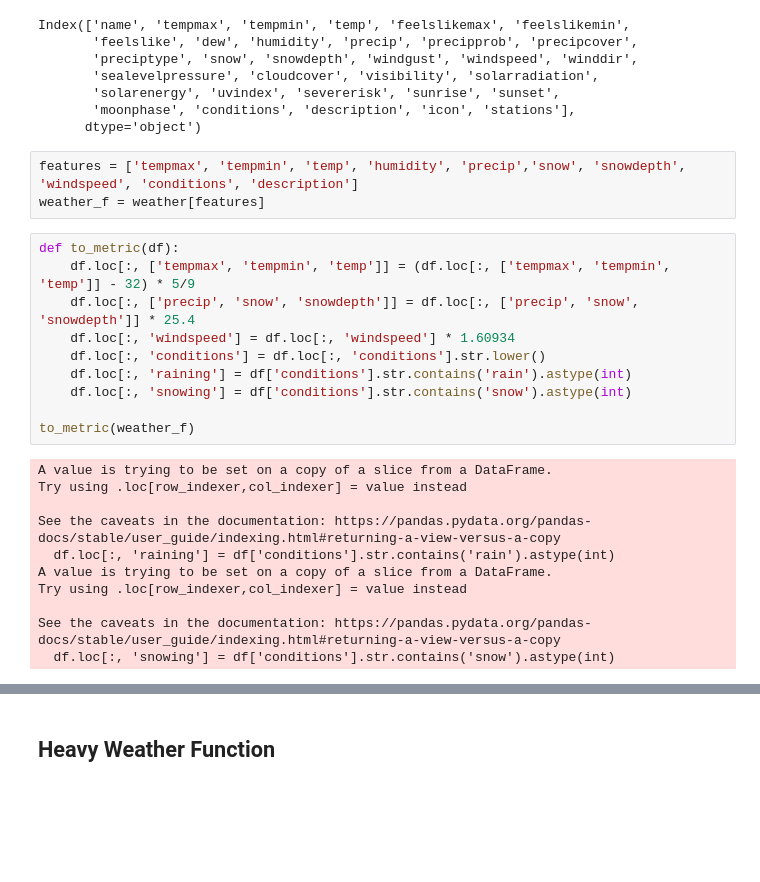
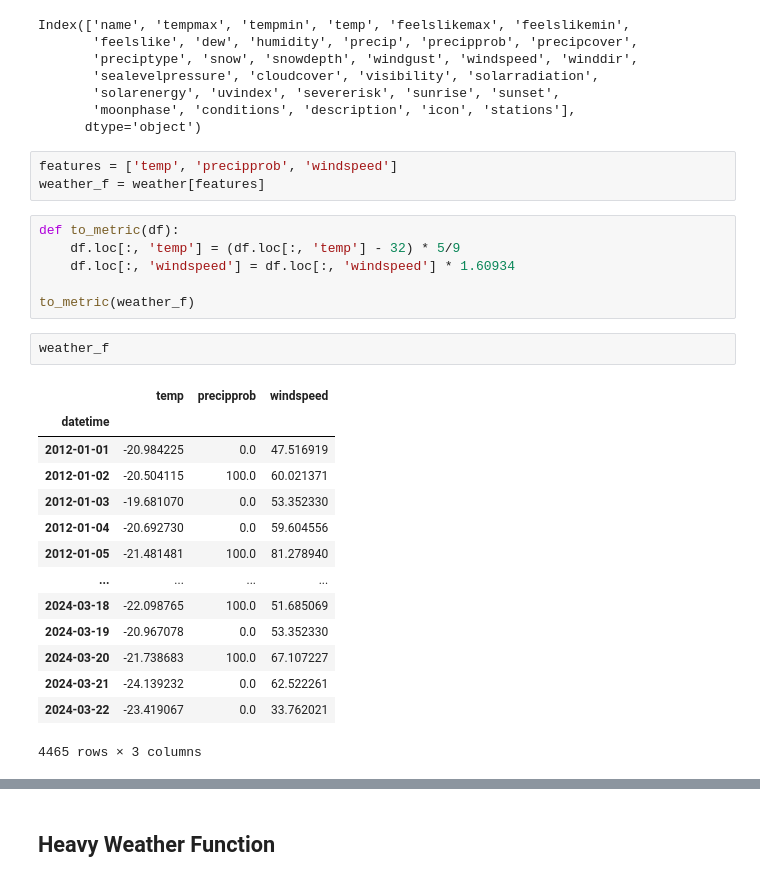
Before and after one commit to radicu/method, a Jupyter notebook: weather.ipynb, the cells around one changed output, grey strips where cells are left out. Drawn from its saved outputs; the diff is of its cells as text; blank space fills up the shorter version.

```diff
--- a/weather.ipynb
+++ b/weather.ipynb
@@ -35,29 +35,31 @@ Index(['name', 'tempmax', 'tempmin', 'temp', 'feelslikemax', 'feelslikemin',
        'moonphase', 'conditions', 'description', 'icon', 'stations'],
       dtype='object')
 # %%
-features = ['tempmax', 'tempmin', 'temp', 'humidity', 'precip','snow', 'snowdepth', 'windspeed', 'conditions', 'description']
+features = ['temp', 'precipprob', 'windspeed']
 weather_f = weather[features]
 # %%
 def to_metric(df):
-    df.loc[:, ['tempmax', 'tempmin', 'temp']] = (df.loc[:, ['tempmax', 'tempmin', 'temp']] - 32) * 5/9
-    df.loc[:, ['precip', 'snow', 'snowdepth']] = df.loc[:, ['precip', 'snow', 'snowdepth']] * 25.4
+    df.loc[:, 'temp'] = (df.loc[:, 'temp'] - 32) * 5/9
     df.loc[:, 'windspeed'] = df.loc[:, 'windspeed'] * 1.60934
-    df.loc[:, 'conditions'] = df.loc[:, 'conditions'].str.lower()
-    df.loc[:, 'raining'] = df['conditions'].str.contains('rain').astype(int)
-    df.loc[:, 'snowing'] = df['conditions'].str.contains('snow').astype(int)
 
 to_metric(weather_f)
-# %% [output]
-A value is trying to be set on a copy of a slice from a DataFrame.
-Try using .loc[row_indexer,col_indexer] = value instead
-
-See the caveats in the documentation: https://pandas.pydata.org/pandas-docs/stable/user_guide/indexing.html#returning-a-view-versus-a-copy
-  df.loc[:, 'raining'] = df['conditions'].str.contains('rain').astype(int)
-A value is trying to be set on a copy of a slice from a DataFrame.
-Try using .loc[row_indexer,col_indexer] = value instead
-
-See the caveats in the documentation: https://pandas.pydata.org/pandas-docs/stable/user_guide/indexing.html#returning-a-view-versus-a-copy
-  df.loc[:, 'snowing'] = df['conditions'].str.contains('snow').astype(int)
+# %%
+weather_f
+# %% [output]
+|  | temp | precipprob | windspeed |
+| datetime |  |  |  |
+| 2012-01-01 | -20.984225 | 0.0 | 47.516919 |
+| 2012-01-02 | -20.504115 | 100.0 | 60.021371 |
+| 2012-01-03 | -19.681070 | 0.0 | 53.352330 |
+| 2012-01-04 | -20.692730 | 0.0 | 59.604556 |
+| 2012-01-05 | -21.481481 | 100.0 | 81.278940 |
+| ... | ... | ... | ... |
+| 2024-03-18 | -22.098765 | 100.0 | 51.685069 |
+| 2024-03-19 | -20.967078 | 0.0 | 53.352330 |
+| 2024-03-20 | -21.738683 | 100.0 | 67.107227 |
+| 2024-03-21 | -24.139232 | 0.0 | 62.522261 |
+| 2024-03-22 | -23.419067 | 0.0 | 33.762021 |
+4465 rows × 3 columns
 # %%
 weather_all = weather_all[features]
 to_metric(weather_all)
```
Also changed, not shown: parts of 6 cells of this notebook, 16 other files.
